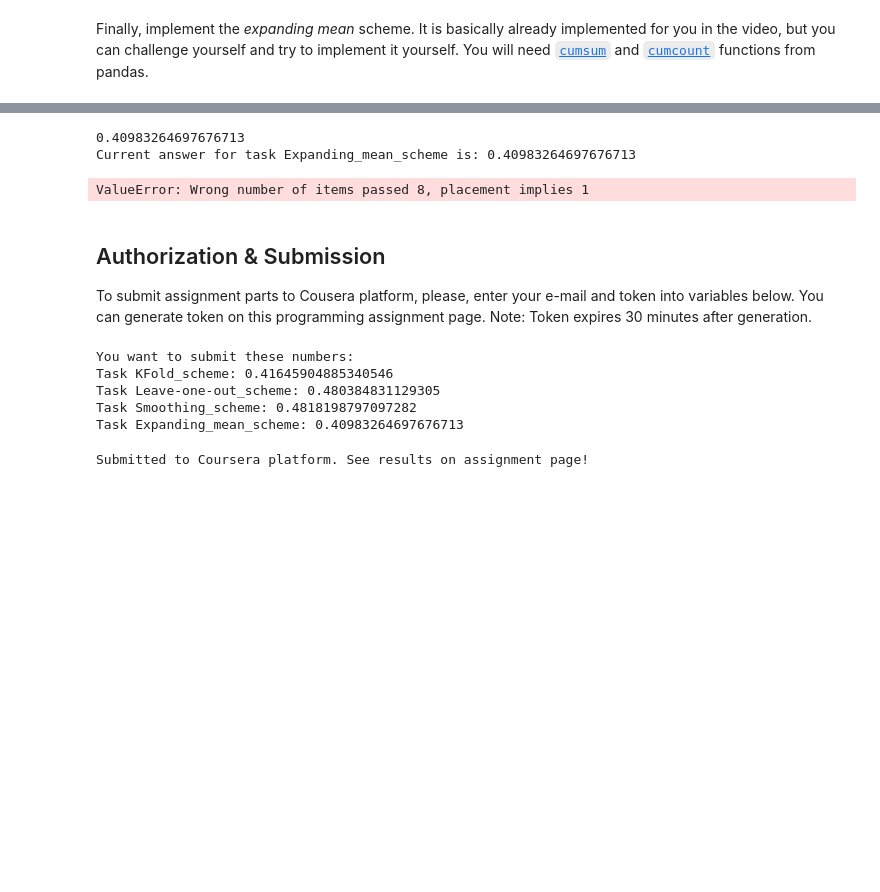
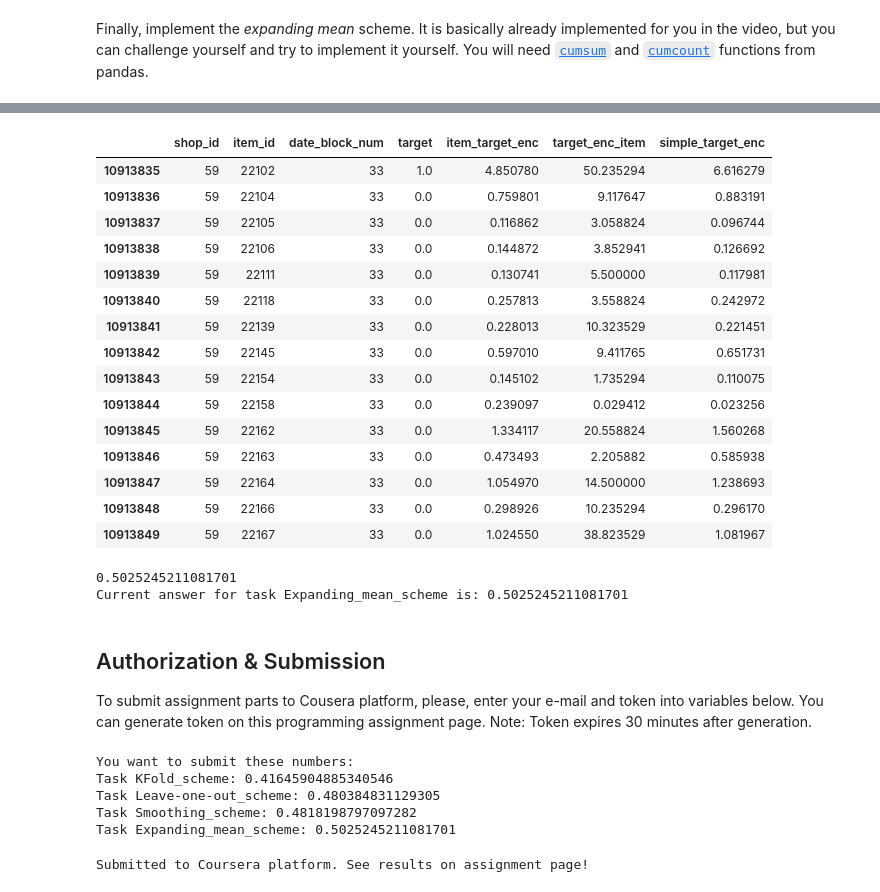
Before and after one commit to mtasende/competitive-data-science, a Jupyter notebook: Programming assignment, week 3: Mean encodings/Programming_assignment_week_3.ipynb, the cells around one changed output, grey strips where cells are left out. Cells and saved outputs as stored; diff of their text form; code cells hidden in the pictures; blank space fills up the shorter version.

```diff
--- a/Programming assignment, week 3: Mean encodings/Programming_assignment_week_3.ipynb
+++ b/Programming assignment, week 3: Mean encodings/Programming_assignment_week_3.ipynb
@@ -285,47 +378,44 @@ all_data['means'].isnull().mean()
+# %%
+all_data.tail(15)
+# %% [output]
+|  | shop_id | item_id | date_block_num | target | item_target_enc | target_enc_item | simple_target_enc |
+| 10913835 | 59 | 22102 | 33 | 1.0 | 4.850780 | 50.235294 | 6.616279 |
+| 10913836 | 59 | 22104 | 33 | 0.0 | 0.759801 | 9.117647 | 0.883191 |
+| 10913837 | 59 | 22105 | 33 | 0.0 | 0.116862 | 3.058824 | 0.096744 |
+| 10913838 | 59 | 22106 | 33 | 0.0 | 0.144872 | 3.852941 | 0.126692 |
+| 10913839 | 59 | 22111 | 33 | 0.0 | 0.130741 | 5.500000 | 0.117981 |
+| 10913840 | 59 | 22118 | 33 | 0.0 | 0.257813 | 3.558824 | 0.242972 |
+| 10913841 | 59 | 22139 | 33 | 0.0 | 0.228013 | 10.323529 | 0.221451 |
+| 10913842 | 59 | 22145 | 33 | 0.0 | 0.597010 | 9.411765 | 0.651731 |
+| 10913843 | 59 | 22154 | 33 | 0.0 | 0.145102 | 1.735294 | 0.110075 |
+| 10913844 | 59 | 22158 | 33 | 0.0 | 0.239097 | 0.029412 | 0.023256 |
+| 10913845 | 59 | 22162 | 33 | 0.0 | 1.334117 | 20.558824 | 1.560268 |
+| 10913846 | 59 | 22163 | 33 | 0.0 | 0.473493 | 2.205882 | 0.585938 |
+| 10913847 | 59 | 22164 | 33 | 0.0 | 1.054970 | 14.500000 | 1.238693 |
+| 10913848 | 59 | 22166 | 33 | 0.0 | 0.298926 | 10.235294 | 0.296170 |
+| 10913849 | 59 | 22167 | 33 | 0.0 | 1.024550 | 38.823529 | 1.081967 |
 # %%
-# Fill NaNs
-all_data['item_target_enc'].fillna(0.3343, inplace=True)
-
-encoded_feature = all_data['item_target_enc']
+encoded_feature = all_data['simple_target_enc']
 
 corr = np.corrcoef(all_data['target'].values, encoded_feature)[0][1]
 print(corr)
 grader.submit_tag('Expanding_mean_scheme', corr)
 # %% [output]
-0.40983264697676713
-Current answer for task Expanding_mean_scheme is: 0.40983264697676713
+0.5025245211081701
+Current answer for task Expanding_mean_scheme is: 0.5025245211081701
-# %%
-encode_feats = ['item_id']
-target = 'target'
-global_mean = 0.3343
-
-for feat in encode_feats:
-    new_feat = feat + '_' + target + '_enc'
-    grouped = all_data.groupby(feat)
-    all_data[new_feat] = grouped.expanding(1).mean().reset_index(0, drop=True)
-    # Fill NaNs
-    all_data[new_feat].fillna(global_mean, inplace=True)
-
-encoded_feature = all_data['item_id_target_enc']
-
-corr = np.corrcoef(all_data['target'].values, encoded_feature)[0][1]
-print(corr)
-grader.submit_tag('Expanding_mean_scheme', corr)
-# %% [output]
-ValueError: Wrong number of items passed 8, placement implies 1
 # %% [markdown]
 ## Authorization & Submission
 To submit assignment parts to Cousera platform, please, enter your e-mail and token into variables below. You can generate token on this programming assignment page. Note: Token expires 30 minutes after generation.
 # %%
 STUDENT_EMAIL = 'miguel.tasende@gmail.com'
-STUDENT_TOKEN = 'tPB5z0nKQLY3jnOL'
+STUDENT_TOKEN =
 grader.status()
 # %% [output]
 You want to submit these numbers:
 Task KFold_scheme: 0.41645904885340546
 Task Leave-one-out_scheme: 0.480384831129305
 Task Smoothing_scheme: 0.4818198797097282
-Task Expanding_mean_scheme: 0.40983264697676713
+Task Expanding_mean_scheme: 0.5025245211081701
 # %%
 grader.submit(STUDENT_EMAIL, STUDENT_TOKEN)
 # %% [output]
```
Also changed, not shown: parts of 27 cells of this notebook, 1 other file.
